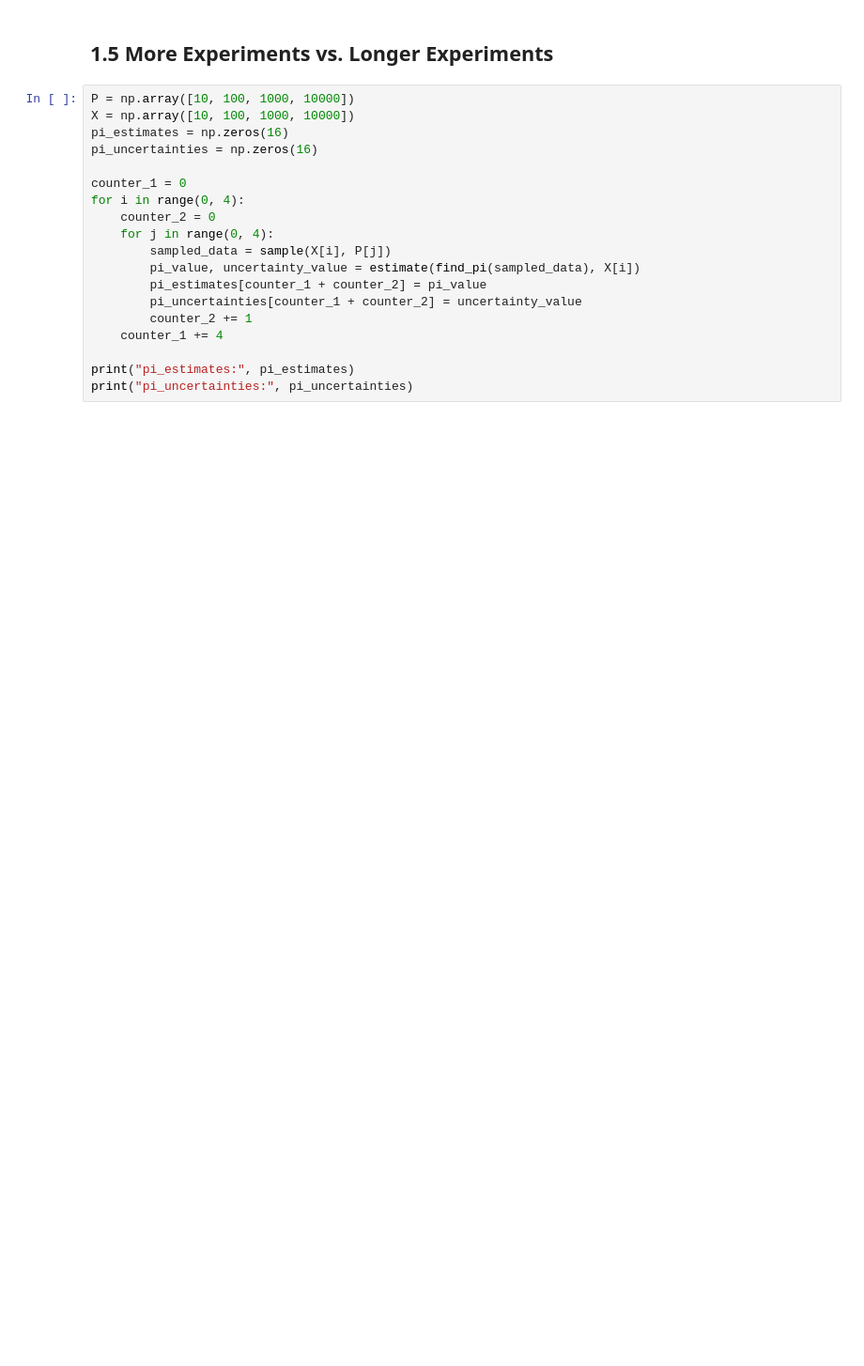
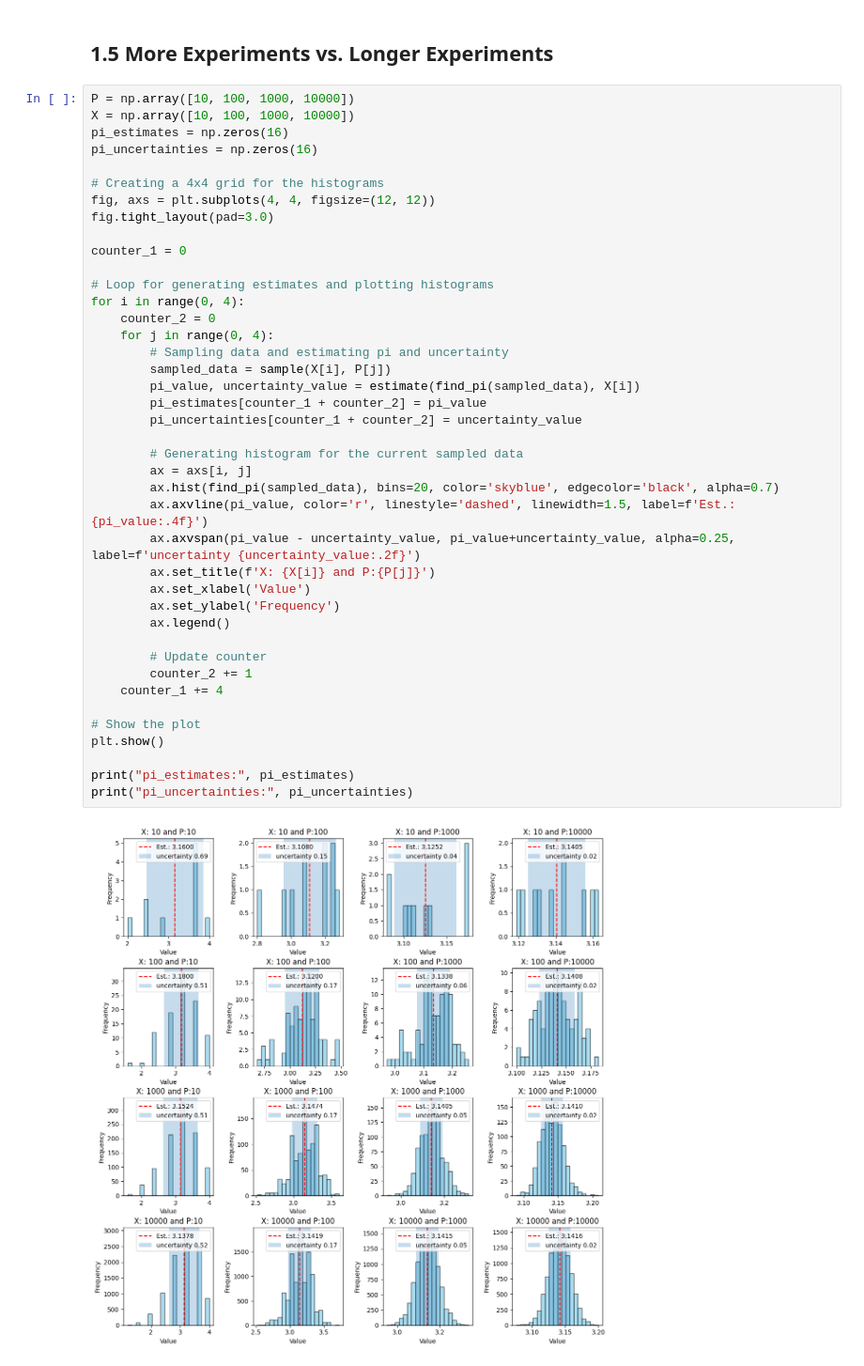
Before and after one commit to MXM1796/computational_physics_2024_fre_rei, a Jupyter notebook: Sheet_1.ipynb, the cells around one changed output. Shown: that part at 94% size. Drawn from its saved outputs; the diff is of its cells as text; blank space fills up the shorter version.

```diff
--- a/Sheet_1.ipynb
+++ b/Sheet_1.ipynb
@@ -120,20 +126,43 @@ Its observable that we either get 4 (the square area) as result or 0 in a bin re
 # %%
 P = np.array([10, 100, 1000, 10000])
 X = np.array([10, 100, 1000, 10000])
 pi_estimates = np.zeros(16)
 pi_uncertainties = np.zeros(16)
 
+# Creating a 4x4 grid for the histograms
+fig, axs = plt.subplots(4, 4, figsize=(12, 12))
+fig.tight_layout(pad=3.0)
+
 counter_1 = 0
+
+# Loop for generating estimates and plotting histograms
 for i in range(0, 4):
     counter_2 = 0
     for j in range(0, 4):
+        # Sampling data and estimating pi and uncertainty
         sampled_data = sample(X[i], P[j])
         pi_value, uncertainty_value = estimate(find_pi(sampled_data), X[i])
         pi_estimates[counter_1 + counter_2] = pi_value
         pi_uncertainties[counter_1 + counter_2] = uncertainty_value
+
+        # Generating histogram for the current sampled data
+        ax = axs[i, j]
+        ax.hist(find_pi(sampled_data), bins=20, color='skyblue', edgecolor='black', alpha=0.7)
+        ax.axvline(pi_value, color='r', linestyle='dashed', linewidth=1.5, label=f'Est.: {pi_value:.4f}')
+        ax.axvspan(pi_value - uncertainty_value, pi_value+uncertainty_value, alpha=0.25, label=f'uncertainty {uncertainty_value:.2f}')
+        ax.set_title(f'X: {X[i]} and P:{P[j]}')
+        ax.set_xlabel('Value')
+        ax.set_ylabel('Frequency')
+        ax.legend()
+
+        # Update counter
         counter_2 += 1
     counter_1 += 4
 
+# Show the plot
+plt.show()
+
 print("pi_estimates:", pi_estimates)
 print("pi_uncertainties:", pi_uncertainties)
 # %% [output]
+[figure, added]
```
Also changed, not shown: parts of 20 cells of this notebook.
